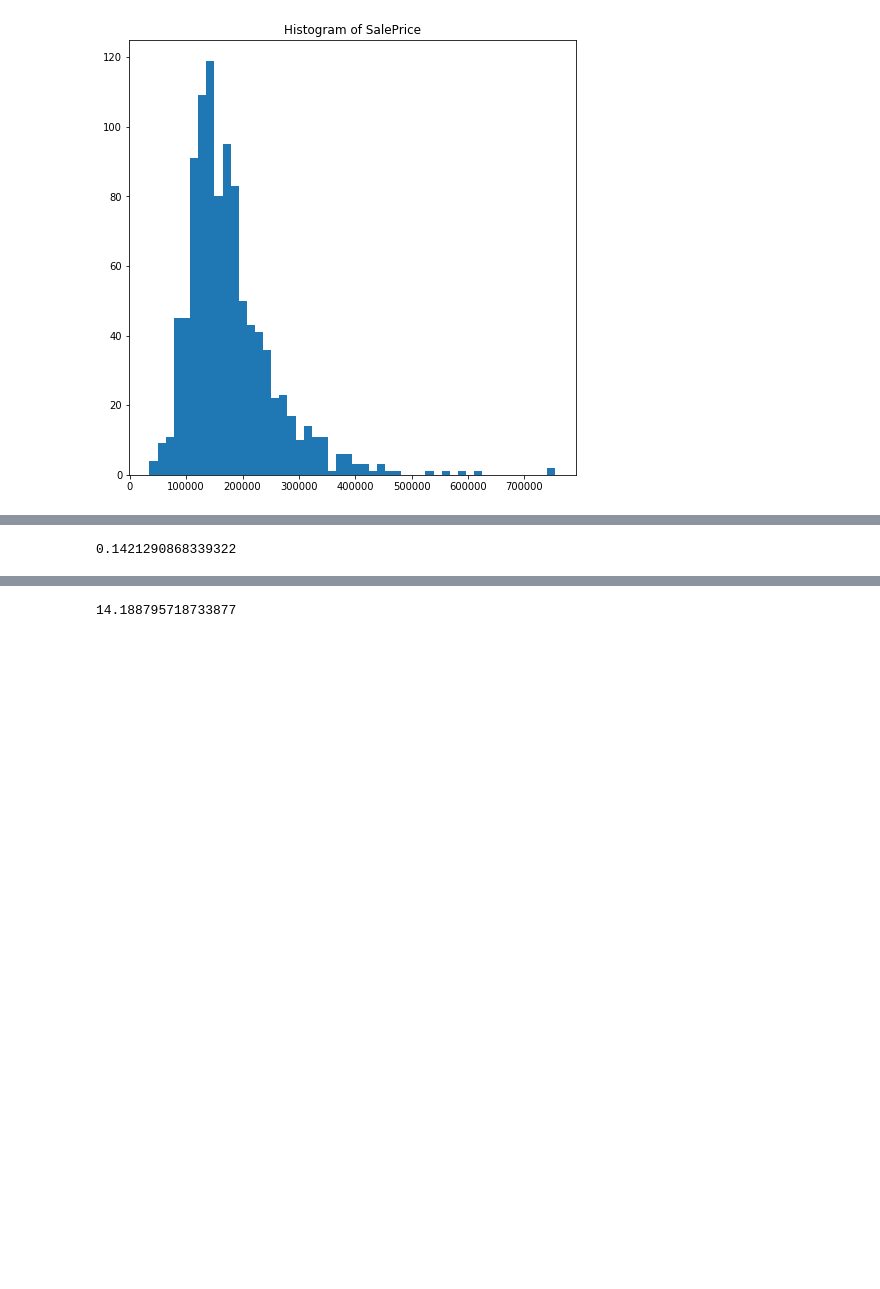
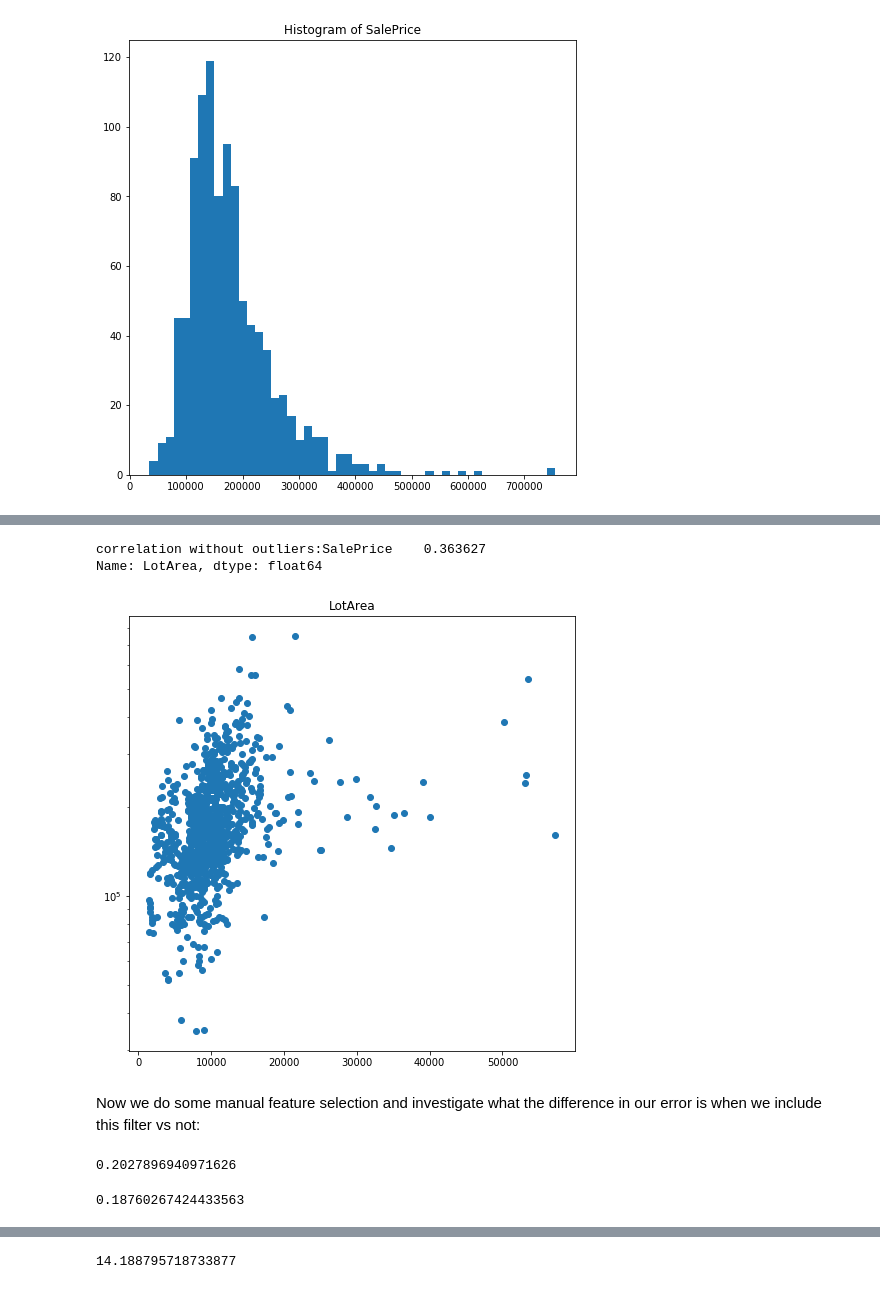
Before and after one commit to RLashofRegas/w207-machine-learning-final-project, a Jupyter notebook: Robin_Lashof-Regas_Final.ipynb, the cells around one changed output, grey strips where cells are left out. Saved outputs shown, nothing was run; the diff lists cells and outputs as text; code cells hidden in the pictures; blank space fills up the shorter version.

```diff
--- a/Robin_Lashof-Regas_Final.ipynb
+++ b/Robin_Lashof-Regas_Final.ipynb
@@ -416,12 +462,51 @@ fig.show()
+# %%
+noLotAreaOutliers = processed.loc[processed['LotArea'] < 100000, :]
+colsToVisualize = ['LotArea']
+
+fig = plt.figure(figsize=(8,8))
+plt.subplots_adjust(hspace=0.4)
+for idx,col in enumerate(colsToVisualize, start=1):
+  ax = fig.add_subplot(1,1,idx)
+  ax.scatter(noLotAreaOutliers[col], noLotAreaOutliers['SalePrice'])
+  plt.yscale('log') # added after the fact because plots had larger dispersion at high SalePrice
+  ax.set_title(col)
+fig.show()
+newCorr = noLotAreaOutliers.corr()
+print('correlation without outliers:' + str(newCorr[['SalePrice']].loc['LotArea', :]))
+# %% [output]
+correlation without outliers:SalePrice    0.363627
+Name: LotArea, dtype: float64
+[figure, added]
+# %% [markdown]
+Now we do some manual feature selection and investigate what the difference in our error is when we include this filter vs not:
+# %%
+# choose features based manually based on scatter plots
+colsToUse_scatter = ['OverallQual', 'GrLivArea', '1stFlrSF', 'FinBsmtArea',
+             'Neighborhood_NridgHt', 'Neighborhood_NoRidge', 'WoodDeckSF',
+             '2ndFlrSF', 'LotArea']
+X = processed[colsToUse_scatter]
+y = processed[['SalePrice']]
+y_log = y.apply(lambda x: log(x), axis=1)
+lm = LinearRegression()
+lm.fit(X,y_log)
+X_test = processed_test[colsToUse_scatter]
+y_pred_log = lm.predict(X_test)
+y_pred = np.array([exp(x) for x in y_pred_log])
+y_test = processed_test['SalePrice']
+err = get_error(y_test, y_pred)
+print(err)
+results.append(['scatter visual linear (vs log(SP))', err])
+# %% [output]
+0.2027896940971626
 # %%
 # choose features based manually based on scatter plots
 colsToUse_scatter = ['OverallQual', 'GrLivArea', 'ExtQual', 'KitchQual', 'GarageArea',
              '1stFlrSF', 'BsmtQ', 'FullBath', 'GarageFin', 'TotRmsAbvGrd',
              'YearRemodAdd', 'MasVnrArea', 'FinBsmtArea',
              'Neighborhood_NridgHt', 'Neighborhood_NoRidge', 'WoodDeckSF',
-             '2ndFlrSF']
-X = processed[colsToUse_scatter]
-y = processed[['SalePrice']]
+             '2ndFlrSF', 'LotArea']
+X = noLotAreaOutliers[colsToUse_scatter]
+y = noLotAreaOutliers[['SalePrice']]
 y_log = y.apply(lambda x: log(x), axis=1)
 lm = LinearRegression()
 lm.fit(X,y_log)
@@ -431,6 +516,6 @@ y_pred = np.array([exp(x) for x in y_pred_log])
 y_test = processed_test['SalePrice']
 err = get_error(y_test, y_pred)
 print(err)
-results.append(['scatter visual linear (vs log(SP))', err])
+results.append(['scatter visual linear filered LotArea (vs log(SP))', err])
 # %% [output]
-0.1421290868339322
+0.18760267424433563
```
Also changed, not shown: parts of 48 cells of this notebook.
